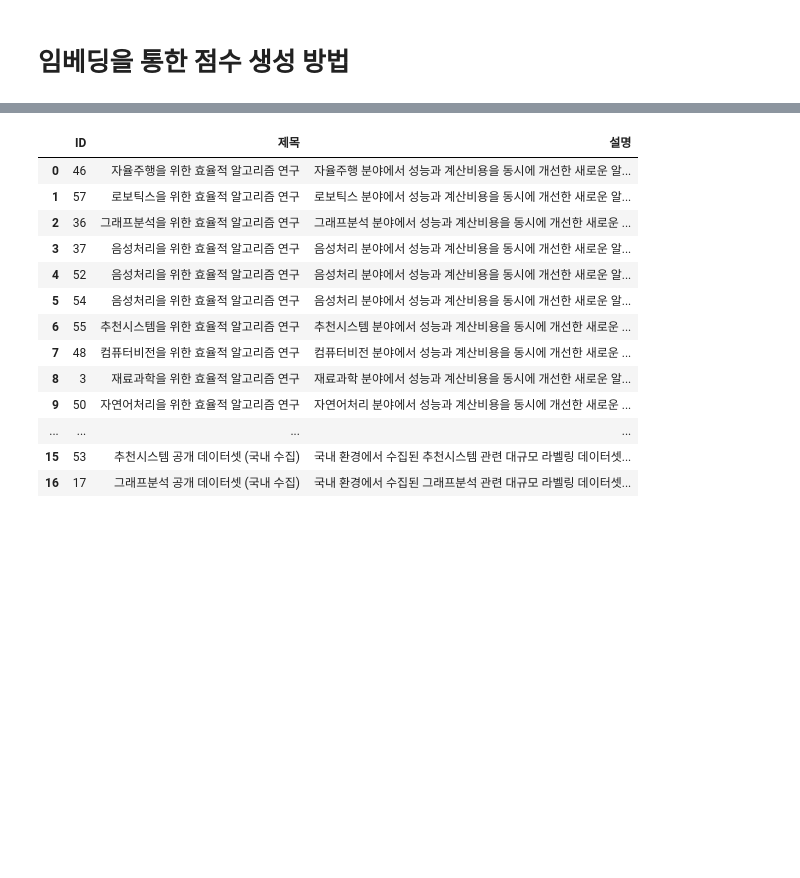
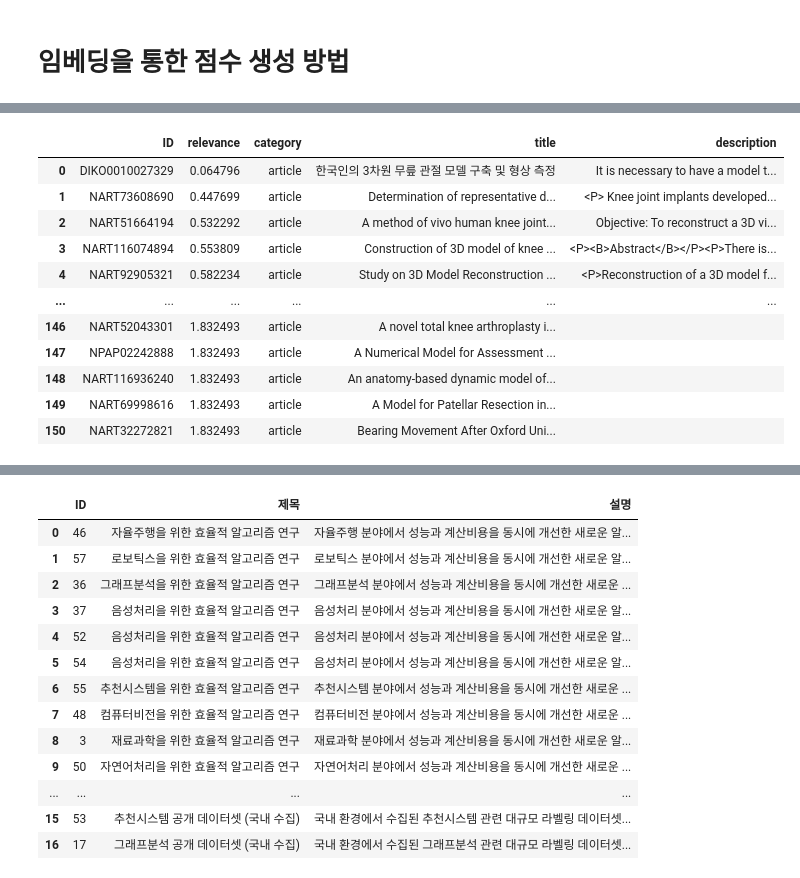
Before and after one commit to semistone97/kisti_recommender, a Jupyter notebook: notebooks/embeddings.ipynb, the cells around one changed output, grey strips where cells are left out. Saved outputs shown, nothing was run; the diff lists cells and outputs as text; code cells hidden in the pictures; blank space fills up the shorter version.

Commit message:
title, desc, key 3개 기준으로 임베딩 후, 가중치 둬서 점수 통합

```diff
--- a/notebooks/embeddings.ipynb
+++ b/notebooks/embeddings.ipynb
@@ -10,7 +10,7 @@ df_data = pd.read_csv('../data/search_results_dataset.csv', encoding='UTF-8', lo
 
 cleaned_df_data = (
     df_data[
-        ['svc_id', 'dataset_title_etc_main', 'dataset_expl_etc_main','dataset_pub_dt_pc', 'dataset_creator_etc_main', 'dataset_lndgpg', 'query']
+        ['svc_id', 'dataset_title_etc_main', 'dataset_expl_etc_main','dataset_pub_dt_pc', 'dataset_kywd_etc_main', 'dataset_creator_etc_main', 'dataset_lndgpg', 'query']
     ]
     .rename(
         columns={
@@ -18,14 +18,17 @@ cleaned_df_data = (
             'dataset_title_etc_main': 'title',
             'dataset_expl_etc_main': 'description',
             'dataset_pub_dt_pc': 'pubyear',
+            'dataset_kywd_etc_main': 'keyword',
             'dataset_creator_etc_main': 'author',
             'dataset_lndgpg': 'URL',
         }
     )
 )
+cleaned_df_data['category'] = 'dataset'
+
 cleaned_df_arti = (
     df_article[
-        ['CN', 'Title', 'Abstract', 'Pubyear', 'Author', 'ContentURL', 'query']
+        ['CN', 'Title', 'Abstract', 'Pubyear', 'Keyword', 'Author', 'ContentURL', 'query']
     ]
     .rename(
         columns={
@@ -33,11 +36,13 @@ cleaned_df_arti = (
             'Title': 'title',
             'Abstract': 'description',
             'Pubyear': 'pubyear',
+            'Keyword': 'keyword',
             'Author': 'author',
             'ContentURL': 'URL'
         }
     )
 )
+cleaned_df_arti['category'] = 'article'
 
 df = pd.concat([cleaned_df_arti, cleaned_df_data], ignore_index=True)
 # %% [markdown]
@@ -122,0 +199,71 @@ display(relevance_df)
+# %%
+# 설명
+
+from langchain_openai import OpenAIEmbeddings
+from langchain_community.vectorstores import FAISS
+from langchain.schema import Document
+import pandas as pd
+from tqdm import tqdm
+
+df['description'] = df['description'].fillna('')
+
+MAX_LENGTH = 1000
+df['description'] = df['description'].str.slice(0, MAX_LENGTH)
+
+texts = (df['description']).tolist()
+
+# 2. 임베딩 객체 생성
+embeddings_description = OpenAIEmbeddings(model="text-embedding-3-small")
+
+# 3. Document 객체로 변환
+docs_description = [Document(page_content=text, metadata={"ID": row.ID})
+        for text, row in zip(texts, df.itertuples())]
+
+batch_size = 500
+stores = []
+for i in tqdm(range(0, len(docs_description), batch_size)):
+    batch = docs_description[i:i+batch_size]
+    store = FAISS.from_documents(batch, embeddings_description)
+    stores.append(store)
+
+# 부분 벡터스토어 통합
+vectorstore = stores[0]
+for s in stores[1:]:
+    vectorstore.merge_from(s)
+
+# 5. 쿼리 임베딩 생성
+query = description
+query_embedding = embeddings_description.embed_query(query)
+
+# 6. 유사 문서 검색
+results_with_score = vectorstore.similarity_search_with_score_by_vector(query_embedding, k=len(texts))
+
+# 7. 결과 출력
+relevance_df_description = pd.DataFrame([
+    {
+        "ID": r.metadata.get("ID"),
+        "relevance": score,
+    }
+    for r, score in results_with_score
+]).sort_values(by="relevance", ascending=True)
+
+relevance_df_description = relevance_df_description.merge(
+    df[['ID', 'category',  'title', 'description']],
+    on='ID',
+    how='left'
+)
+
+display(relevance_df_description)
+# %% [output]
+|  | ID | relevance | category | title | description |
+| 0 | DIKO0010027329 | 0.064796 | article | 한국인의 3차원 무릎 관절 모델 구축 및 형상 측정 | It is necessary to have a model t... |
+| 1 | NART73608690 | 0.447699 | article | Determination of representative d... | <P> Knee joint implants developed... |
+| 2 | NART51664194 | 0.532292 | article | A method of vivo human knee joint... | Objective: To reconstruct a 3D vi... |
+| 3 | NART116074894 | 0.553809 | article | Construction of 3D model of knee ... | <P><B>Abstract</B></P><P>There is... |
+| 4 | NART92905321 | 0.582234 | article | Study on 3D Model Reconstruction ... | <P>Reconstruction of a 3D model f... |
+| ... | ... | ... | ... | ... | ... |
+| 146 | NART52043301 | 1.832493 | article | A novel total knee arthroplasty i... |  |
+| 147 | NPAP02242888 | 1.832493 | article | A Numerical Model for Assessment ... |  |
+| 148 | NART116936240 | 1.832493 | article | An anatomy-based dynamic model of... |  |
+| 149 | NART69998616 | 1.832493 | article | A Model for Patellar Resection in... |  |
+| 150 | NART32272821 | 1.832493 | article | Bearing Movement After Oxford Uni... |  |
```
Also changed, not shown: parts of 5 cells of this notebook.
